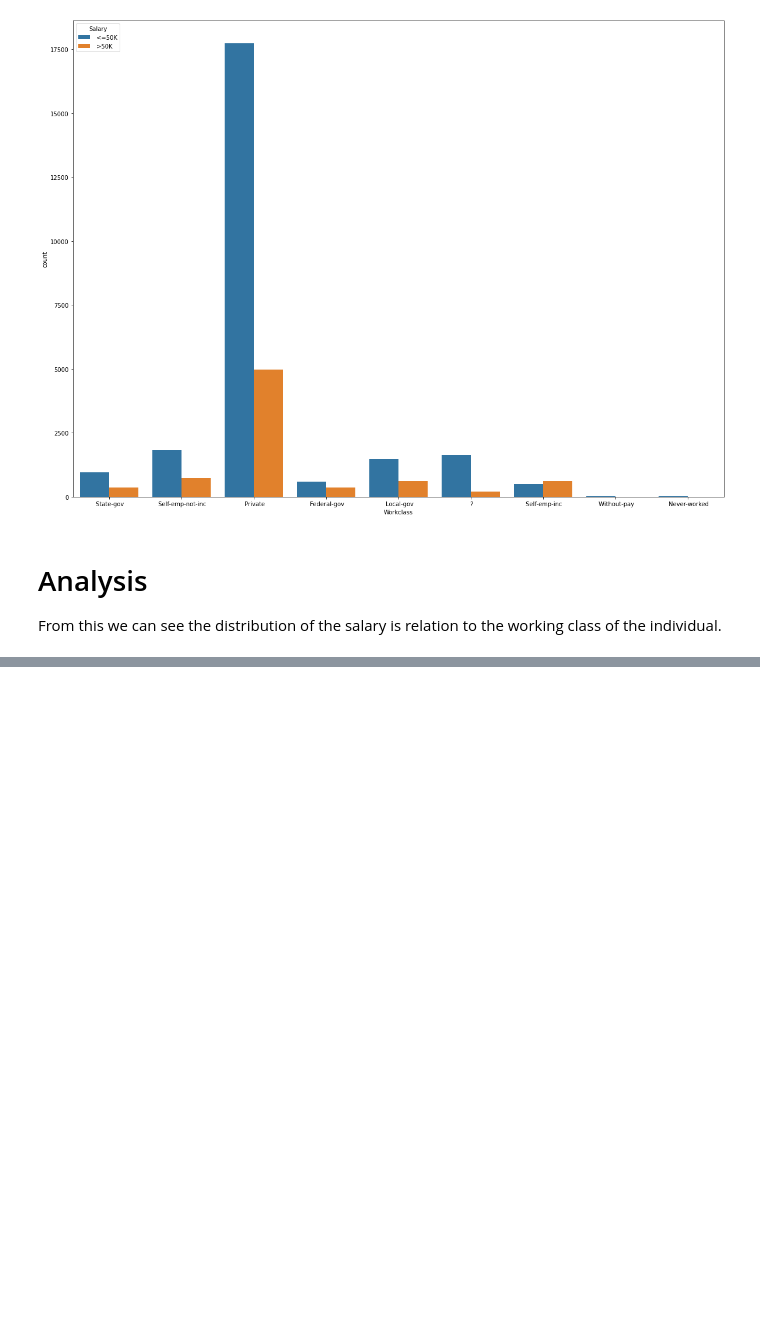
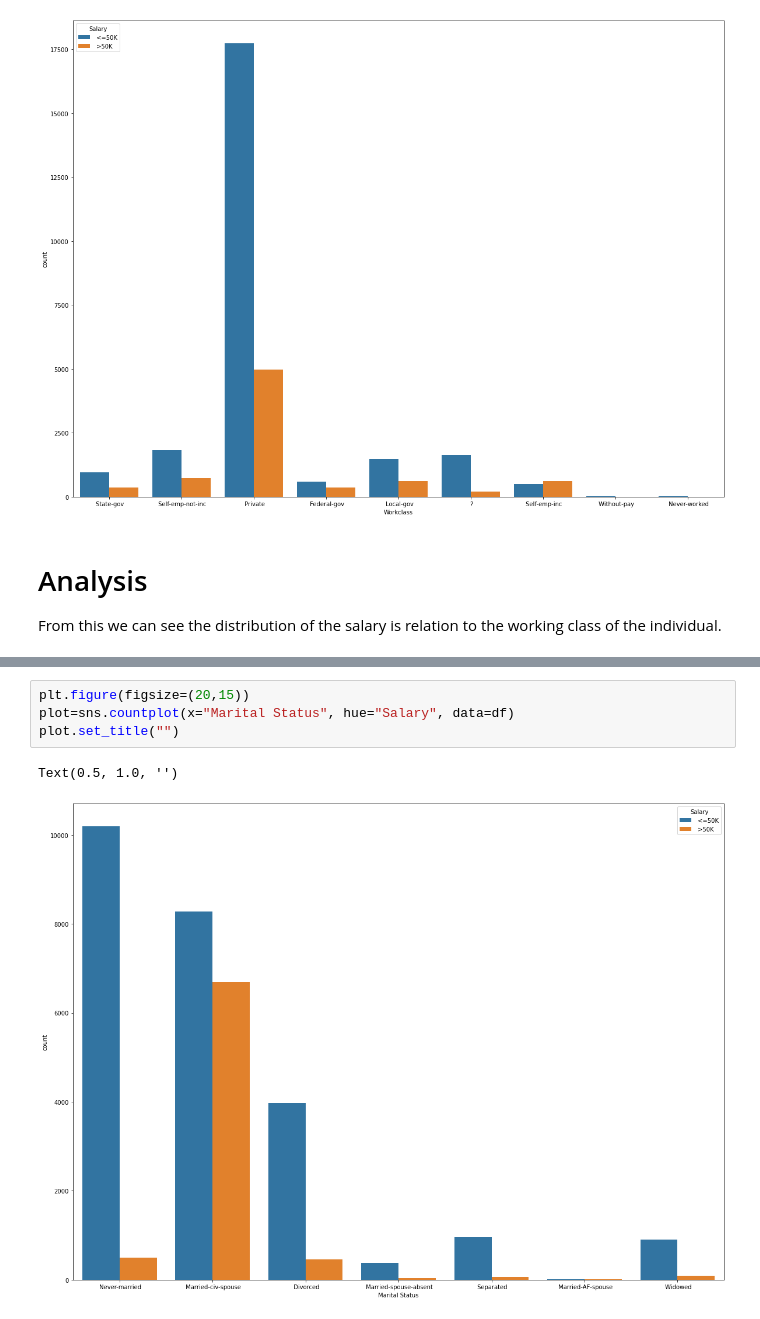
Before and after one commit to kylenelwan/data301, a Jupyter notebook: analysis/submitted/Milestone2_Task5.ipynb, the cells around one changed output, grey strips where cells are left out. Saved outputs shown, nothing was run; the diff lists cells and outputs as text; blank space fills up the shorter version.

```diff
--- a/analysis/submitted/Milestone2_Task5.ipynb
+++ b/analysis/submitted/Milestone2_Task5.ipynb
@@ -55,0 +65,7 @@ From this we can see the distribution of the salary is relation to the working c
+# %%
+plt.figure(figsize=(20,15))
+plot=sns.countplot(x="Marital Status", hue="Salary", data=df)
+plot.set_title("")
+# %% [output]
+Text(0.5, 1.0, '')
+[figure, added]
```
Also changed, not shown: parts of 14 cells of this notebook, 5 other files.
